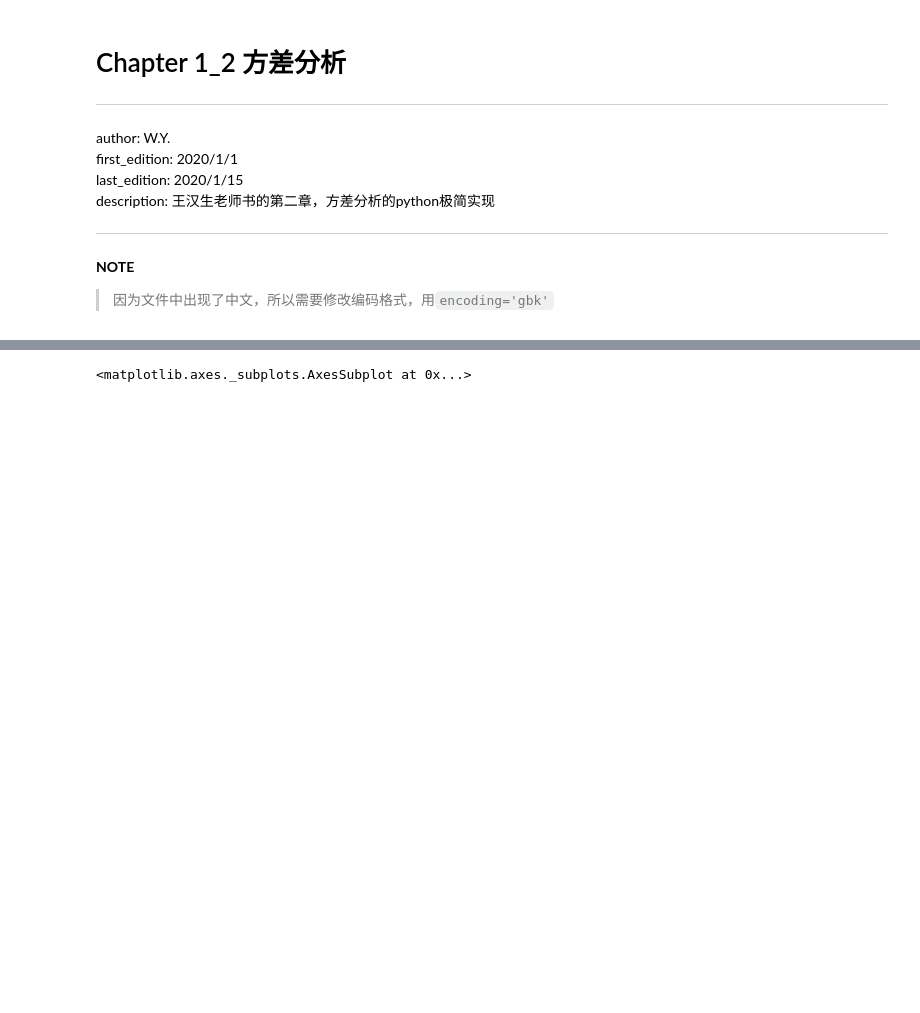
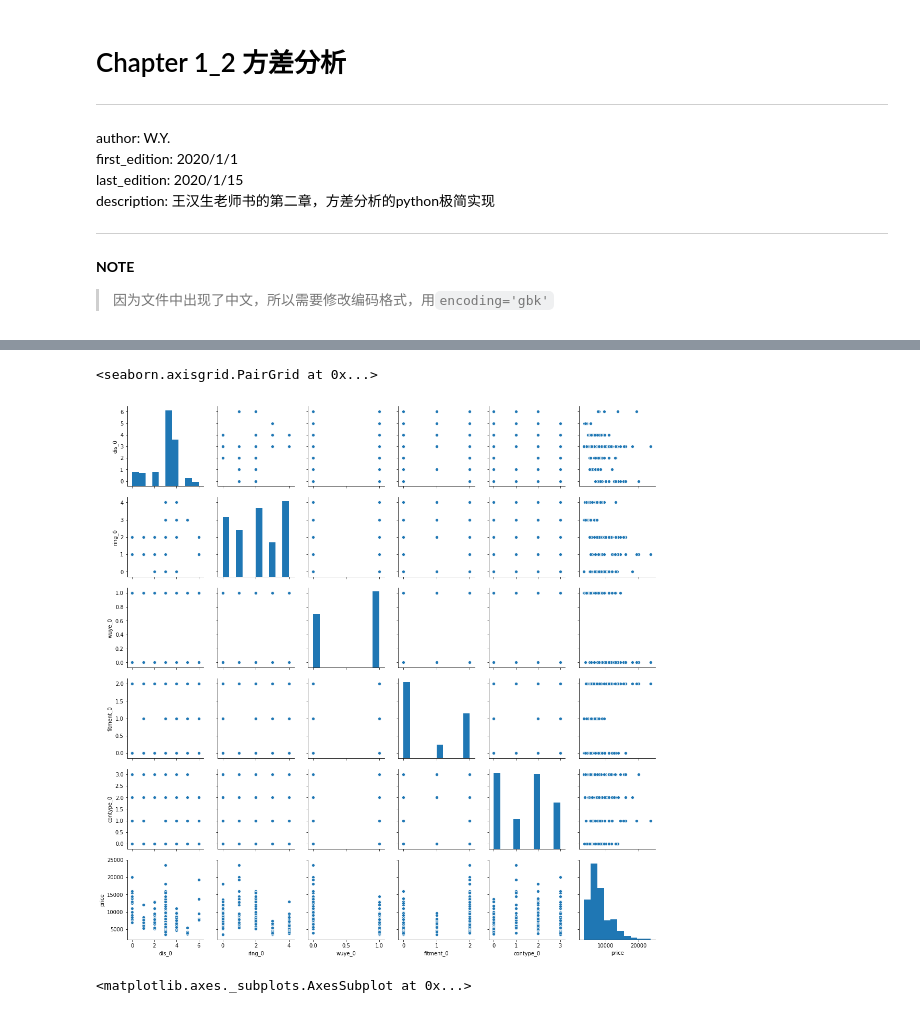
Before and after one commit to git-wy/SimplePython, a Jupyter notebook: Chapter 1 从R到Python/CH 1_2 方差分析/CH 1_2 code.ipynb, the cells around one changed output, grey strips where cells are left out. Cells and saved outputs as stored; diff of their text form; code cells hidden in the pictures; blank space fills up the shorter version.

```diff
--- a/Chapter 1 从R到Python/CH 1_2 方差分析/CH 1_2 code.ipynb
+++ b/Chapter 1 从R到Python/CH 1_2 方差分析/CH 1_2 code.ipynb
@@ -36,3 +35,17 @@ g = g.map_offdiag(plt.scatter, edgecolor="w", s=40)
+# %%
+data_real['dis_0'] = pd.Categorical(data_real['dis']).codes
+data_real['ring_0'] = pd.Categorical(data_real['ring']).codes
+data_real['wuye_0'] = pd.Categorical(data_real['wuye']).codes
+data_real['fitment_0'] = pd.Categorical(data_real['fitment']).codes
+data_real['contype_0'] = pd.Categorical(data_real['contype']).codes
+# %%
+data_plot = pd.DataFrame(data_real, columns=['dis_0', 'ring_0', 'wuye_0', 'fitment_0',
+                                             'contype_0', 'price'])
+# %%
+sns.pairplot(data_plot)
+# %% [output]
+<seaborn.axisgrid.PairGrid at 0x...>
+[figure, added]
 # %%
 # 描述性分析 箱图
 matplotlib.rcParams['font.sans-serif'] = ['SimHei']  # 为了画图能够显示中文，否则中文会变成乱码。
```
Also changed, not shown: parts of 17 cells of this notebook, 3 other files.
